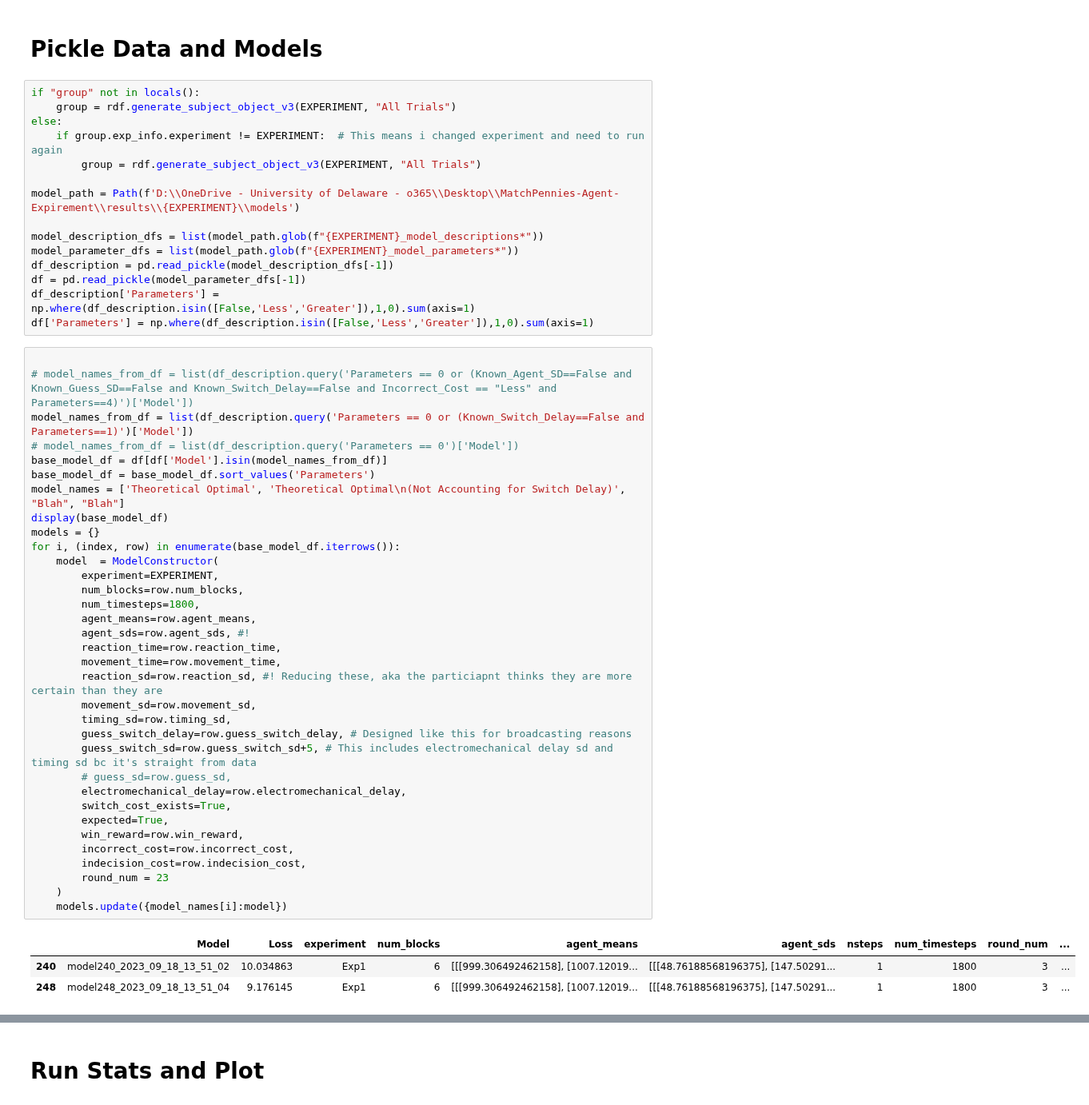
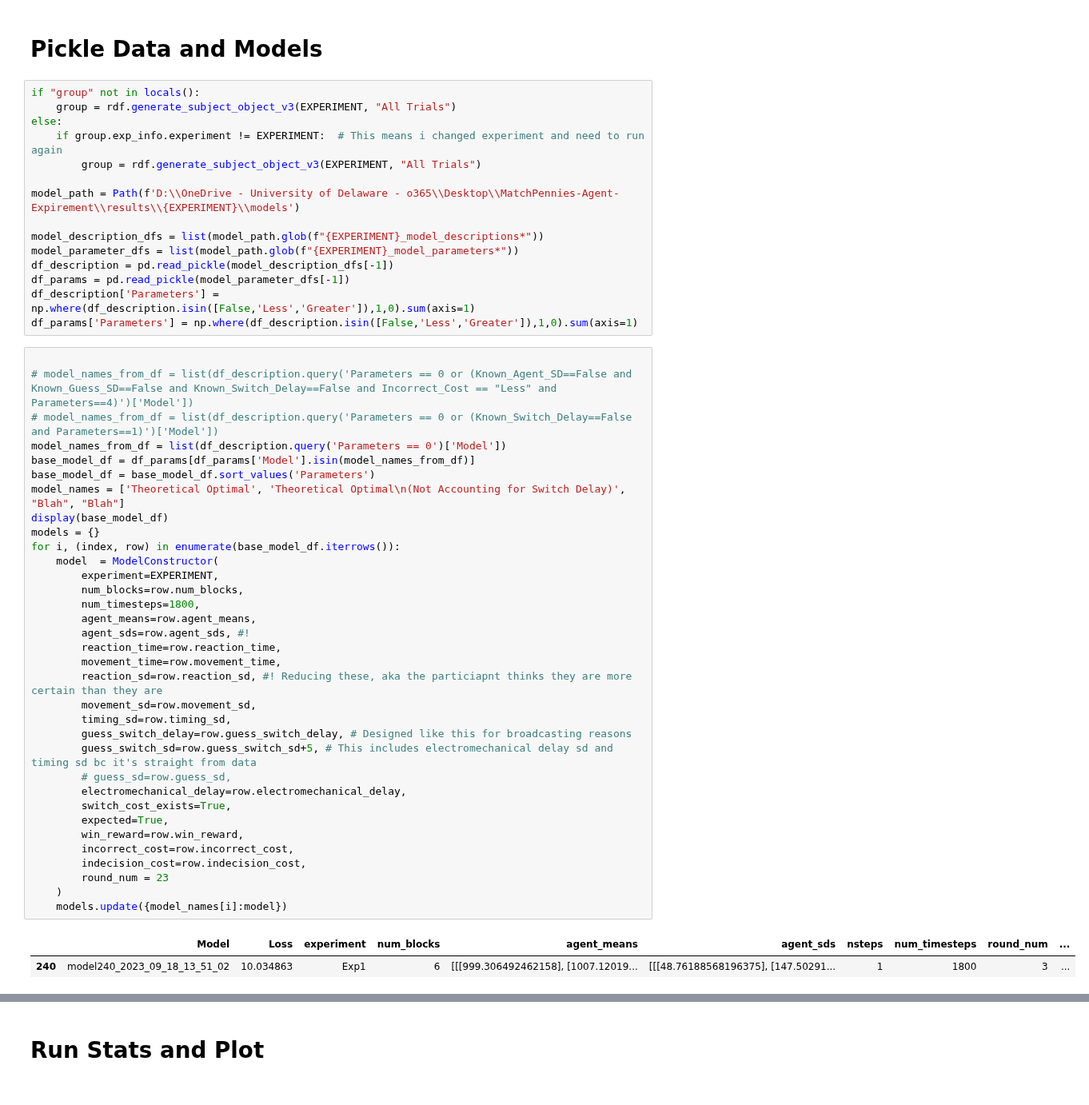
Before and after one commit to SethSullivan/MatchPennies-Agent-Expirement, a Jupyter notebook: scripts/makefigs/SCAPPS_Figures.ipynb, the cells around one changed output, grey strips where cells are left out. Shown at 80% size. Cells and saved outputs as stored; diff of their text form.

```diff
--- a/scripts/makefigs/SCAPPS_Figures.ipynb
+++ b/scripts/makefigs/SCAPPS_Figures.ipynb
@@ -55,44 +60,43 @@ model_path = Path(f'D:\\OneDrive - University of Delaware - o365\\Desktop\\Match
 model_description_dfs = list(model_path.glob(f"{EXPERIMENT}_model_descriptions*"))
 model_parameter_dfs = list(model_path.glob(f"{EXPERIMENT}_model_parameters*"))
 df_description = pd.read_pickle(model_description_dfs[-1])
-df = pd.read_pickle(model_parameter_dfs[-1])
+df_params = pd.read_pickle(model_parameter_dfs[-1])
 df_description['Parameters'] = np.where(df_description.isin([False,'Less','Greater']),1,0).sum(axis=1)
-df['Parameters'] = np.where(df_description.isin([False,'Less','Greater']),1,0).sum(axis=1)
+df_params['Parameters'] = np.where(df_description.isin([False,'Less','Greater']),1,0).sum(axis=1)
 # %%
 
 # model_names_from_df = list(df_description.query('Parameters == 0 or (Known_Agent_SD==False and Known_Guess_SD==False and Known_Switch_Delay==False and Incorrect_Cost == "Less" and Parameters==4)')['Model'])
-model_names_from_df = list(df_description.query('Parameters == 0 or (Known_Switch_Delay==False and Parameters==1)')['Model'])
-# model_names_from_df = list(df_description.query('Parameters == 0')['Model'])
-base_model_df = df[df['Model'].isin(model_names_from_df)]
+# model_names_from_df = list(df_description.query('Parameters == 0 or (Known_Switch_Delay==False and Parameters==1)')['Model'])
+model_names_from_df = list(df_description.query('Parameters == 0')['Model'])
+base_model_df = df_params[df_params['Model'].isin(model_names_from_df)]
 base_model_df = base_model_df.sort_values('Parameters')
 model_names = ['Theoretical Optimal', 'Theoretical Optimal\n(Not Accounting for Switch Delay)', "Blah", "Blah"]
 display(base_model_df)
 models = {}
 for i, (index, row) in enumerate(base_model_df.iterrows()):
     model  = ModelConstructor(
         experiment=EXPERIMENT,
         num_blocks=row.num_blocks,
         num_timesteps=1800,
         agent_means=row.agent_means,
         agent_sds=row.agent_sds, #!
         reaction_time=row.reaction_time,
         movement_time=row.movement_time,
         reaction_sd=row.reaction_sd, #! Reducing these, aka the particiapnt thinks they are more certain than they are
         movement_sd=row.movement_sd,
         timing_sd=row.timing_sd,
         guess_switch_delay=row.guess_switch_delay, # Designed like this for broadcasting reasons
         guess_switch_sd=row.guess_switch_sd+5, # This includes electromechanical delay sd and timing sd bc it's straight from data
         # guess_sd=row.guess_sd,
         electromechanical_delay=row.electromechanical_delay,
         switch_cost_exists=True,
         expected=True,
         win_reward=row.win_reward,
         incorrect_cost=row.incorrect_cost,
         indecision_cost=row.indecision_cost,
         round_num = 23
     )
     models.update({model_names[i]:model})
 # %% [output]
 |  | Model | Loss | experiment | num_blocks | agent_means | agent_sds | nsteps | num_timesteps | round_num | ... |
 | 240 | model240_2023_09_18_13_51_02 | 10.034863 | Exp1 | 6 | [[[999.306492462158], [1007.12019... | [[[48.76188568196375], [147.50291... | 1 | 1800 | 3 | ... |
-| 248 | model248_2023_09_18_13_51_04 | 9.176145 | Exp1 | 6 | [[[999.306492462158], [1007.12019... | [[[48.76188568196375], [147.50291... | 1 | 1800 | 3 | ... |
```
Also changed, not shown: parts of 12 cells of this notebook.
